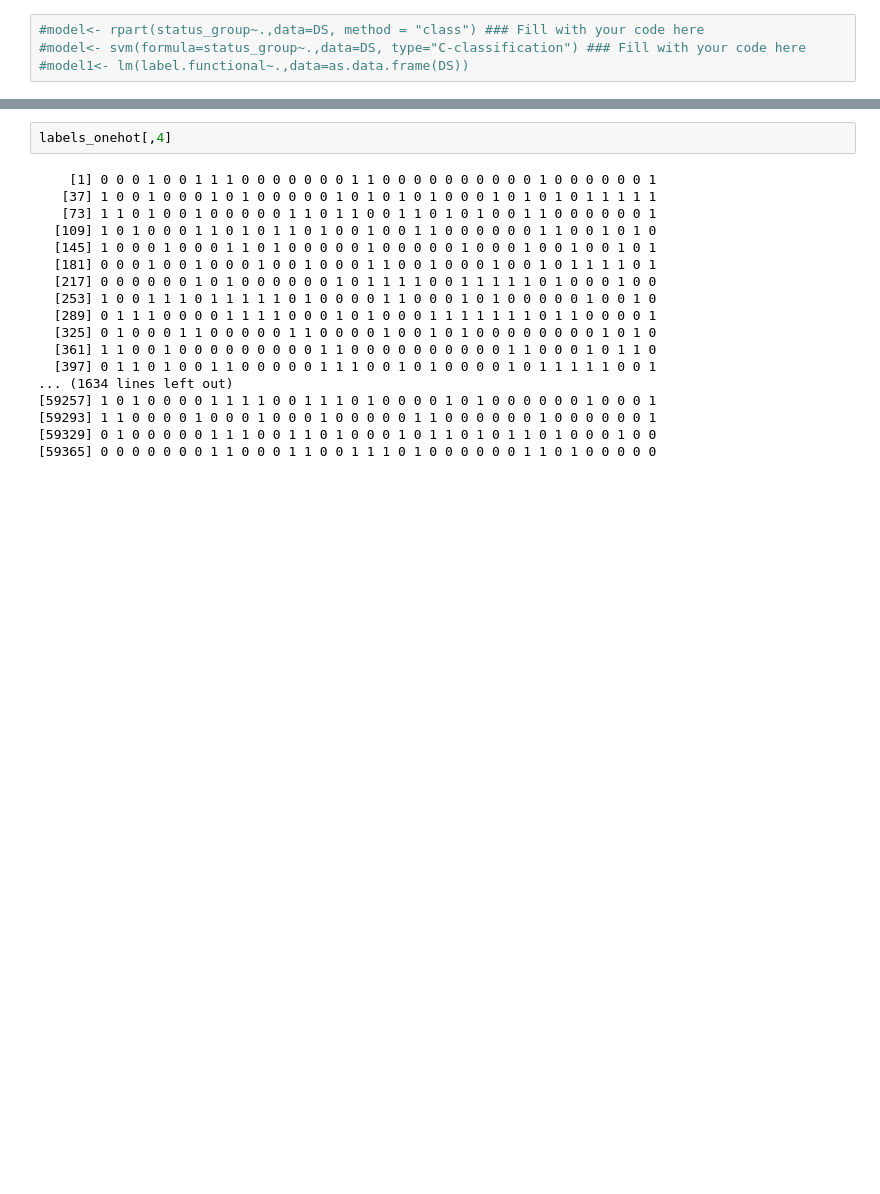
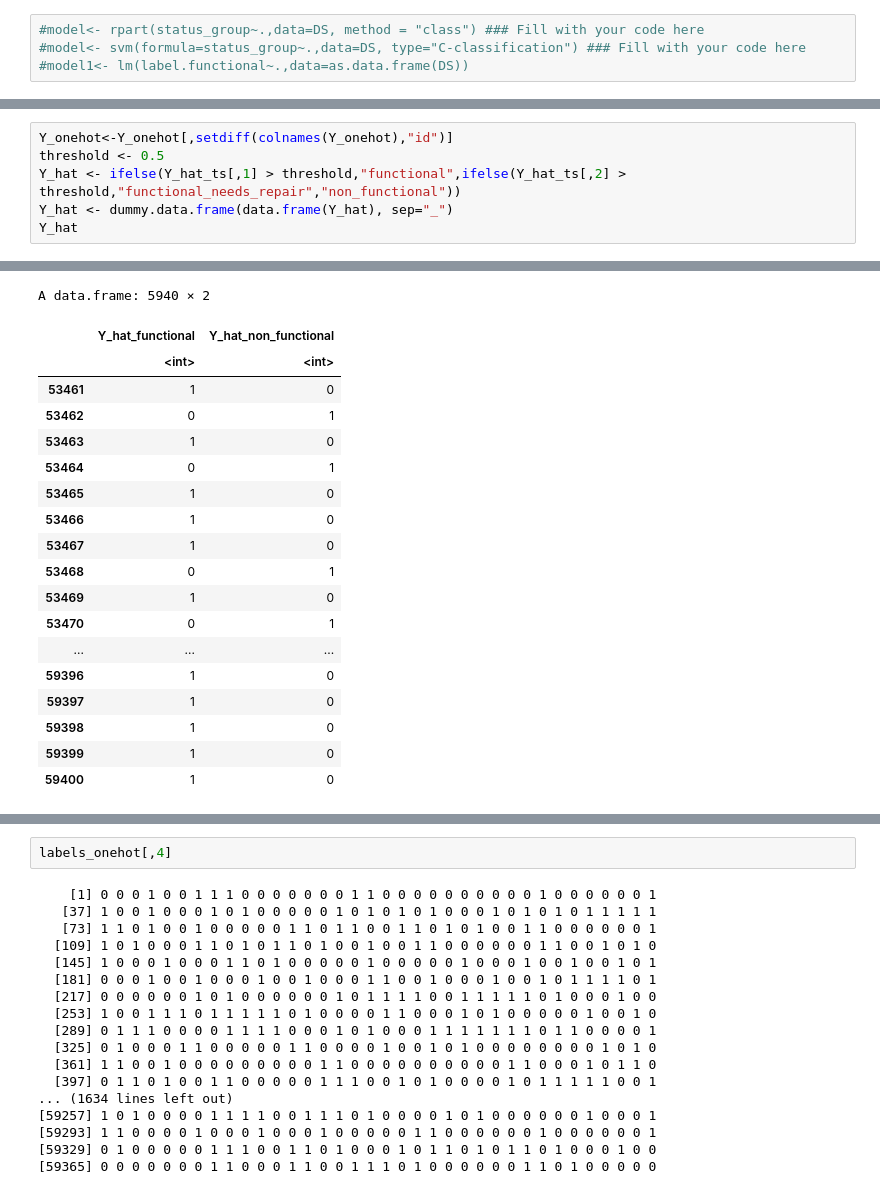
Before and after one commit to Maxlanglet/Projet_ML, a Jupyter notebook: ReportTemplate.ipynb, the cells around one changed output, grey strips where cells are left out. Saved outputs shown, nothing was run; the diff lists cells and outputs as text; blank space fills up the shorter version.

```diff
--- a/ReportTemplate.ipynb
+++ b/ReportTemplate.ipynb
@@ -503,0 +549,7 @@ A data.frame: 59400 × 160
+# %%
+Y_onehot<-Y_onehot[,setdiff(colnames(Y_onehot),"id")]
+threshold <- 0.5
+Y_hat <- ifelse(Y_hat_ts[,1] > threshold,"functional",ifelse(Y_hat_ts[,2] > threshold,"functional_needs_repair","non_functional"))
+Y_hat <- dummy.data.frame(data.frame(Y_hat), sep="_")
+Y_hat
+# %% [output]
@@ -503,0 +558,19 @@ A data.frame: 59400 × 160
+A data.frame: 5940 × 2
+|  | Y_hat_functional | Y_hat_non_functional |
+|  | <int> | <int> |
+| 53461 | 1 | 0 |
+| 53462 | 0 | 1 |
+| 53463 | 1 | 0 |
+| 53464 | 0 | 1 |
+| 53465 | 1 | 0 |
+| 53466 | 1 | 0 |
+| 53467 | 1 | 0 |
+| 53468 | 0 | 1 |
+| 53469 | 1 | 0 |
+| 53470 | 0 | 1 |
+| ... | ... | ... |
+| 59396 | 1 | 0 |
+| 59397 | 1 | 0 |
+| 59398 | 1 | 0 |
+| 59399 | 1 | 0 |
+| 59400 | 1 | 0 |
```
Also changed, not shown: parts of 15 cells of this notebook.
